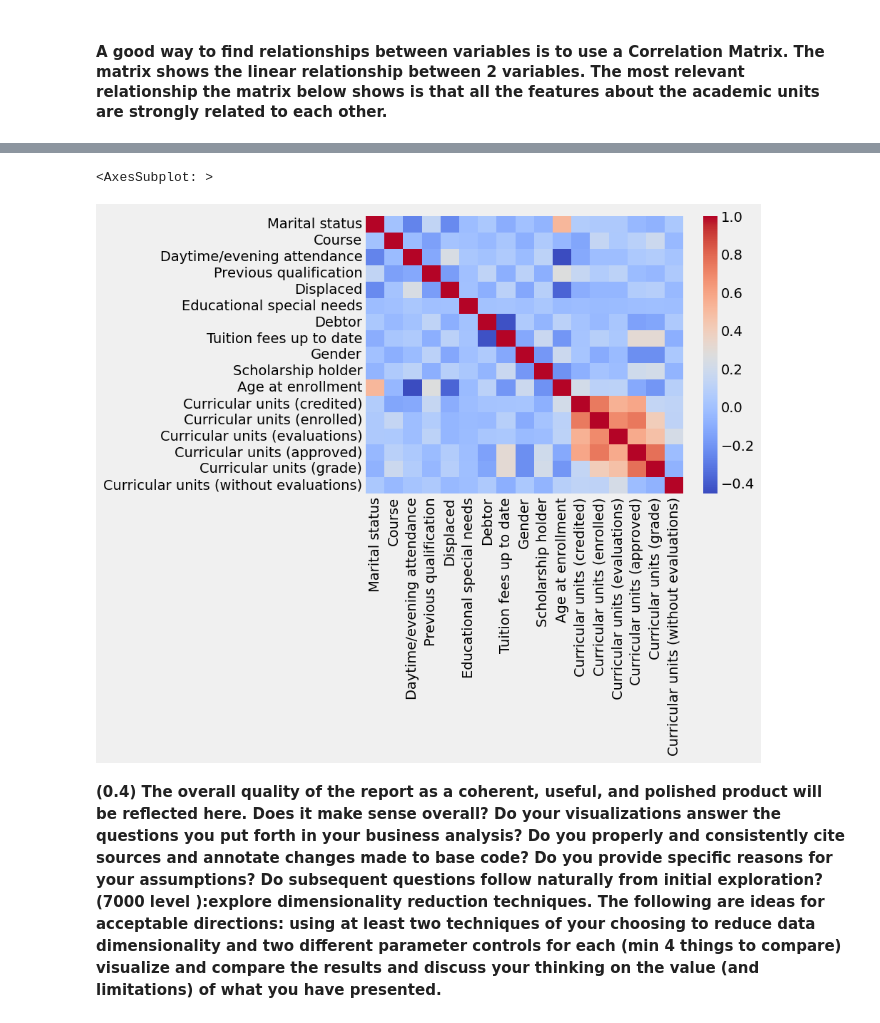
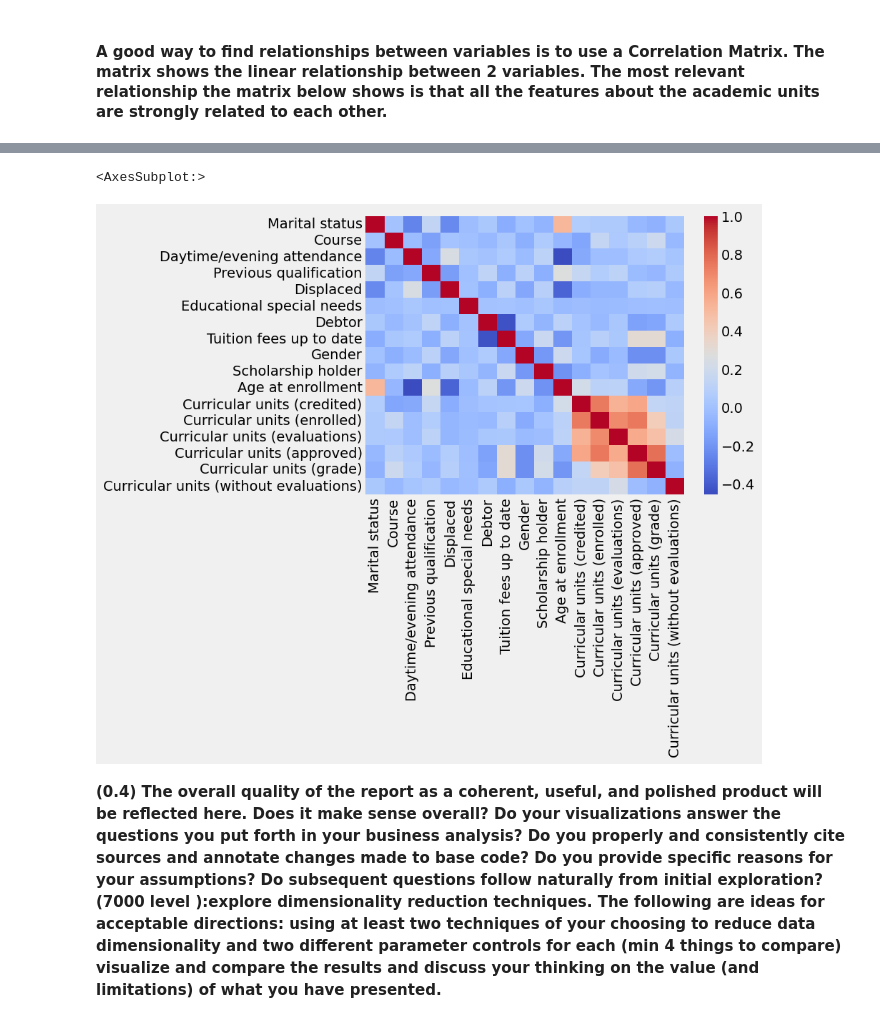
Before and after one commit to drodrigues01/Lab-One-Exploring-Table-Data, a Jupyter notebook: Lab One: Exploring Table Data.ipynb, the cells around one changed output, grey strips where cells are left out. Cells and saved outputs as stored; diff of their text form; code cells hidden in the pictures.

```diff
--- a/Lab One: Exploring Table Data.ipynb
+++ b/Lab One: Exploring Table Data.ipynb
@@ -296,15 +299,15 @@ data_nominal.describe(include='all')
 | 75% | NaN | NaN | 1.000000 | 1.000000 | 1.000000 | 0.000000 | ... |
 | max | NaN | NaN | 1.000000 | 17.000000 | 1.000000 | 1.000000 | ... |
 # %%
-data_correlation = data.corr(numeric_only=True)
+data_correlation = data.corr()
 
 # plot the heatmap
 sns.heatmap(data_correlation, cmap='coolwarm',
         xticklabels=data_correlation.columns,
         yticklabels=data_correlation.columns)
 # %% [output]
-<AxesSubplot: >
+<AxesSubplot:>
-[figure, old version]
+[figure, new version]
 # %% [markdown]
 **(0.4) The overall quality of the report as a coherent, useful, and polished product will be reflected here. Does it make sense overall? Do your visualizations answer the questions you put forth in your business analysis? Do you properly and consistently cite sources and annotate changes made to base code? Do you provide specific reasons for your assumptions? Do subsequent questions follow naturally from initial exploration?<br/>
 (7000 level ):explore dimensionality reduction techniques. The following are ideas for acceptable directions:
```
Also changed, not shown: parts of 10 cells of this notebook.
